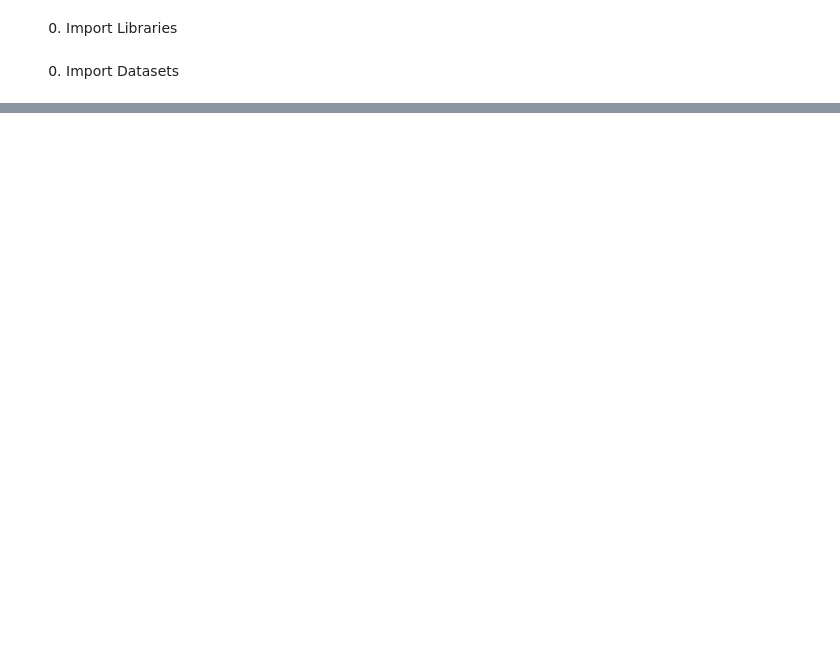
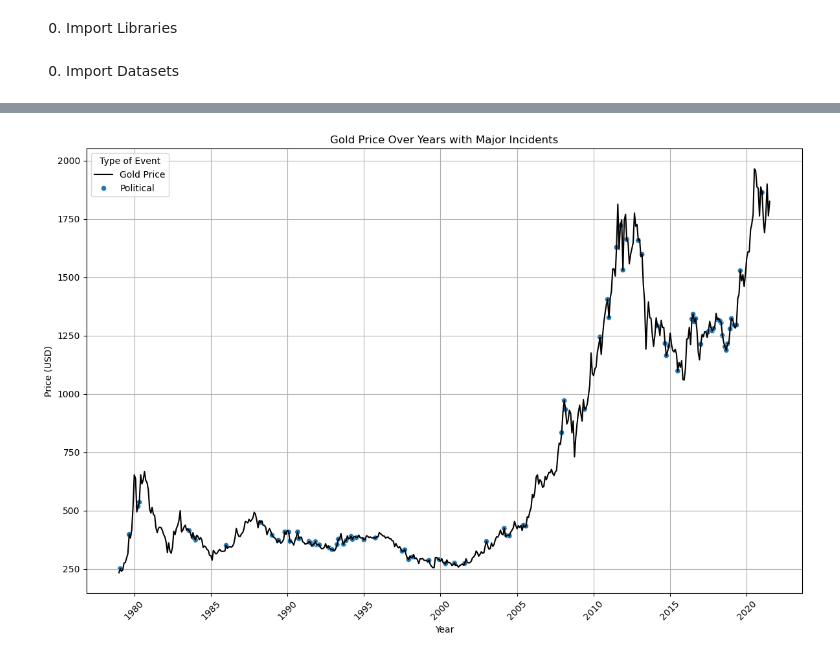
Before and after one commit to WornWolf/DataSci_Project_2026, a Jupyter notebook: project.ipynb, the cells around one changed output, grey strips where cells are left out. Drawn from its saved outputs; the diff is of its cells as text; code cells hidden in the pictures; blank space fills up the shorter version.

```diff
--- a/project.ipynb
+++ b/project.ipynb
@@ -30,0 +54,3 @@ goldPrice.head()
+# %%
+dayEvents['Date'] = pd.to_datetime(dayEvents['Date'])
+goldPrice['Date'] = pd.to_datetime(goldPrice['Date'])
@@ -30,0 +113,48 @@ goldPrice.head()
+# %%
+data = dayEvents[dayEvents['Type of Event'] == 'Political']
+# %%
+merged_df = pd.merge(data, goldPrice, on='Date', how='left')
+# %%
+import matplotlib.pyplot as plt
+import matplotlib.dates as mdates
+import pandas as pd
+
+plt.figure(figsize=(12,8))
+
+# เส้นราคาทอง
+plt.plot(pd.to_datetime(goldPrice['Date']), goldPrice['Price(USD)'], label="Gold Price", color='black')
+
+# จุดเหตุการณ์
+sns.scatterplot(
+    data=merged_df,
+    x='Date',
+    y='Price(USD)',
+    hue='Type of Event',
+)
+
+# ใส่ชื่อเหตุการณ์
+# for i, row in merged_df.iterrows():
+#     plt.text(
+#         row['Date'],
+#         row['Price(USD)'] + 20,  # ยกขึ้นเล็กน้อย
+#         row['Name of Incident'],
+#         fontsize=8,
+#         rotation=45
+#     )
+
+ax = plt.gca()
+
+ax.xaxis.set_major_locator(mdates.YearLocator(5))
+ax.xaxis.set_major_formatter(mdates.DateFormatter('%Y'))
+
+plt.xticks(rotation=45)
+
+plt.title("Gold Price Over Years with Major Incidents")
+plt.xlabel("Year")
+plt.ylabel("Price (USD)")
+plt.grid(True)
+
+plt.tight_layout()
+plt.show()
+# %% [output]
+[figure, added]
```
Also changed, not shown: parts of 9 cells of this notebook, 2 other files.
